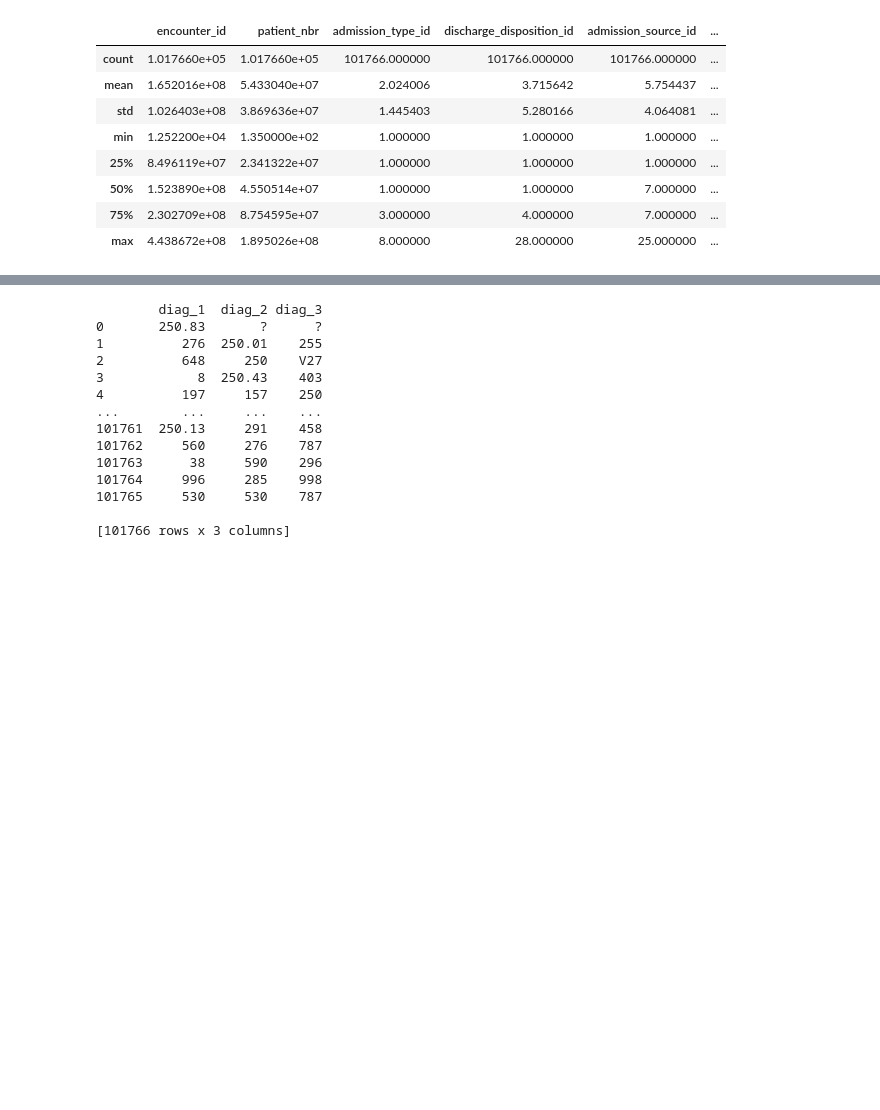
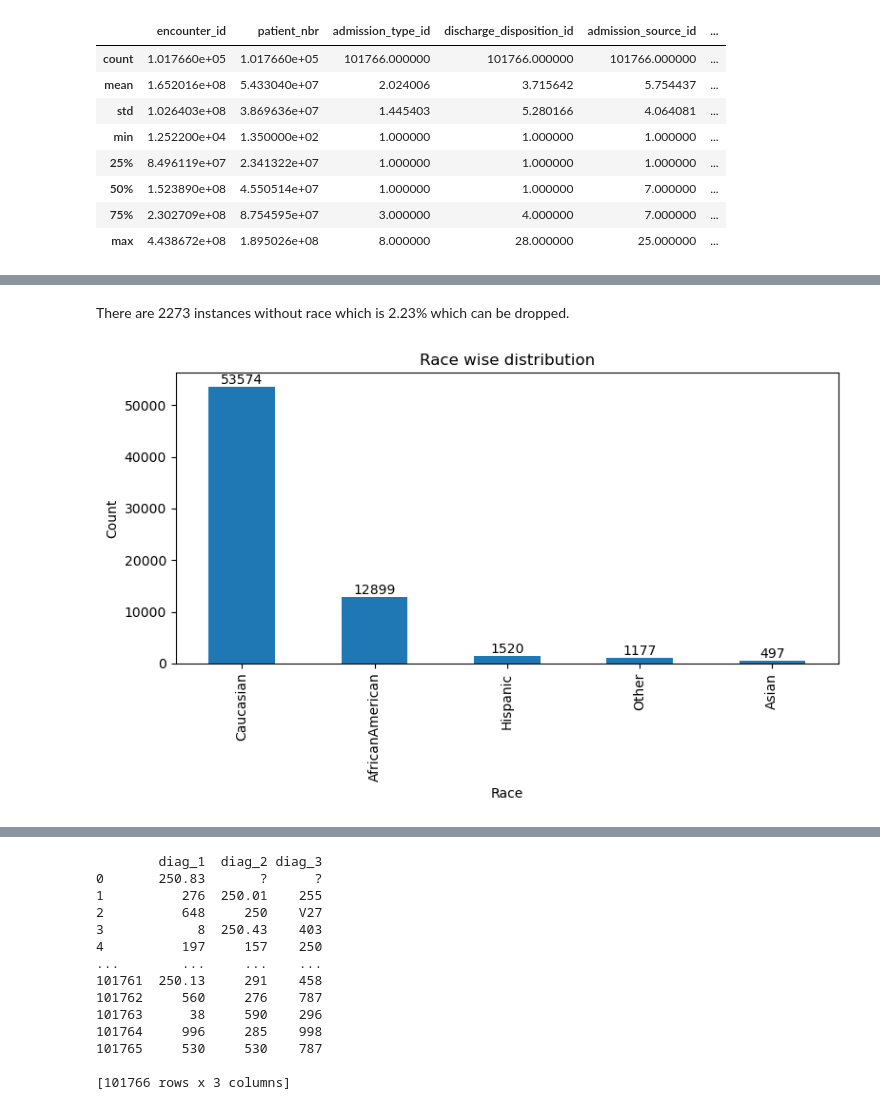
Before and after one commit to deedeese/Hospital-Readmission-of-Diabetic-Patients, a Jupyter notebook: Project.ipynb, the cells around one changed output, grey strips where cells are left out. Drawn from its saved outputs; the diff is of its cells as text; code cells hidden in the pictures; blank space fills up the shorter version.

```diff
--- a/Project.ipynb
+++ b/Project.ipynb
@@ -128,0 +66,2 @@ df_id
+# %%
+df.replace('?', np.nan, inplace=True)
@@ -128,0 +108,3 @@ df_id
+# %%
+#Dropping features
+df=df.drop(['weight','medical_specialty','payer_code'], axis = 1)
@@ -128,0 +135,2 @@ df_id
+# %%
+df=df.drop(['citoglipton','examide','encounter_id'],axis=1)
@@ -128,0 +164,21 @@ df_id
+# %% [markdown]
+There are 2273 instances without race which is 2.23% which can be dropped.
+# %%
+df = df.dropna(subset=['race'])
+# %%
+# Get value counts
+race_counts = df['race'].value_counts()
+
+# Create bar plot and capture Axes
+ax = race_counts.plot(kind='bar', title='Race wise distribution', figsize=(8, 5))
+
+# Add data labels on top of bars
+for i, count in enumerate(race_counts.values):
+    ax.text(i, count + 0.5, str(count), ha='center', va='bottom')
+
+plt.xlabel('Race')
+plt.ylabel('Count')
+plt.tight_layout()
+plt.show()
+# %% [output]
+[figure, added]
```
Also changed, not shown: parts of 91 cells of this notebook.
